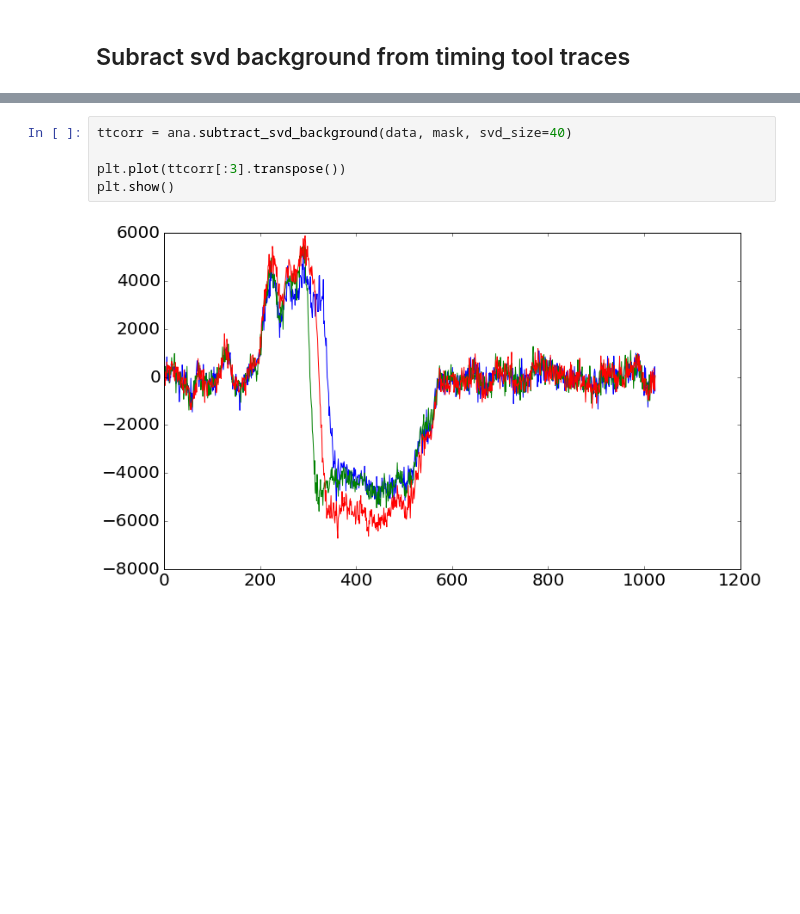
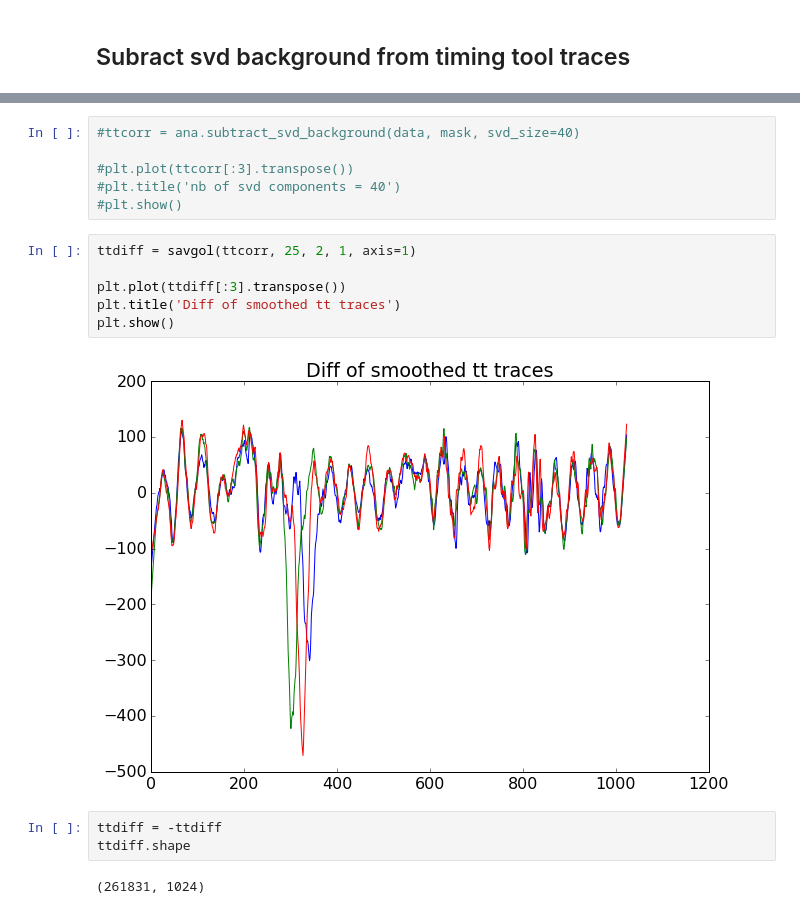
Before and after one commit to vespos/sxri0414, a Jupyter notebook: tt_analysis.ipynb, the cells around one changed output, grey strips where cells are left out. Drawn from its saved outputs; the diff is of its cells as text; blank space fills up the shorter version.

```diff
--- a/tt_analysis.ipynb
+++ b/tt_analysis.ipynb
@@ -92,7 +99,19 @@ plt.show()
 # %%
-ttcorr = ana.subtract_svd_background(data, mask, svd_size=40)
+#ttcorr = ana.subtract_svd_background(data, mask, svd_size=40)
 
-plt.plot(ttcorr[:3].transpose())
-plt.show()
+#plt.plot(ttcorr[:3].transpose())
+#plt.title('nb of svd components = 40')
+#plt.show()
-# %% [output]
-[figure, removed]
+# %%
+ttdiff = savgol(ttcorr, 25, 2, 1, axis=1)
+
+plt.plot(ttdiff[:3].transpose())
+plt.title('Diff of smoothed tt traces')
+plt.show()
+# %% [output]
+[figure, added]
+# %%
+ttdiff = -ttdiff
+ttdiff.shape
+# %% [output]
+(261831, 1024)
```
Also changed, not shown: parts of 18 cells of this notebook, 3 other files.
